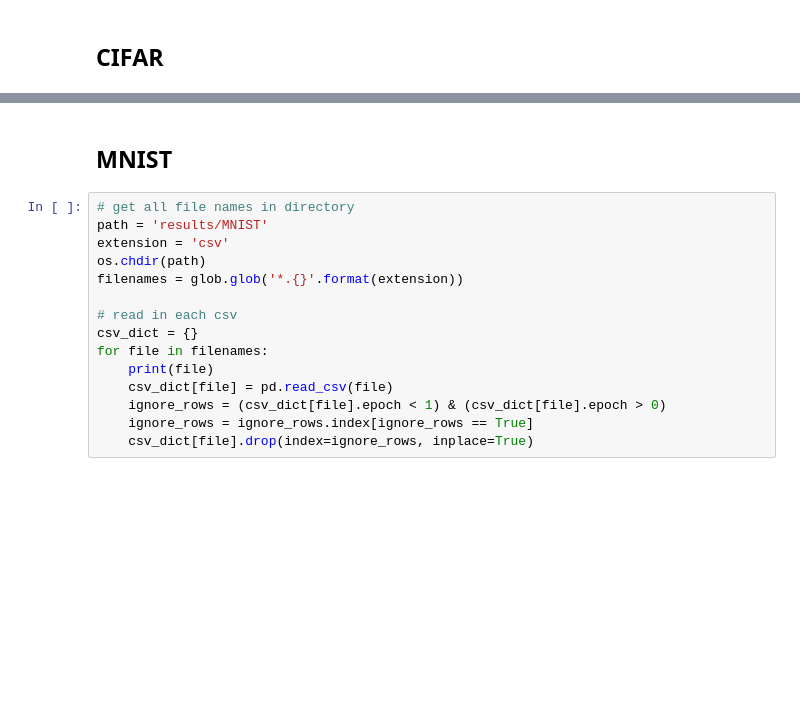
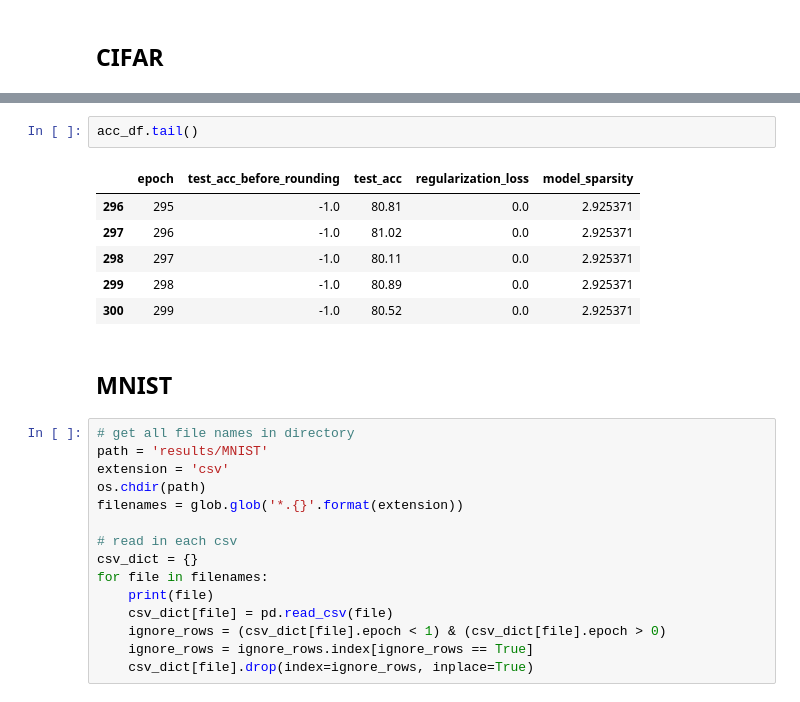
Before and after one commit to ksreenivasan/pruning_is_enough, a Jupyter notebook: visualize-results.ipynb, the cells around one changed output, grey strips where cells are left out. Drawn from its saved outputs; the diff is of its cells as text; blank space fills up the shorter version.

```diff
--- a/visualize-results.ipynb
+++ b/visualize-results.ipynb
@@ -79,3 +68,12 @@ hc_iter_shuffle_weight_wt['test_acc'].max()
+# %%
+acc_df.tail()
+# %% [output]
+|  | epoch | test_acc_before_rounding | test_acc | regularization_loss | model_sparsity |
+| 296 | 295 | -1.0 | 80.81 | 0.0 | 2.925371 |
+| 297 | 296 | -1.0 | 81.02 | 0.0 | 2.925371 |
+| 298 | 297 | -1.0 | 80.11 | 0.0 | 2.925371 |
+| 299 | 298 | -1.0 | 80.89 | 0.0 | 2.925371 |
+| 300 | 299 | -1.0 | 80.52 | 0.0 | 2.925371 |
 # %% [markdown]
 ## MNIST
 # %%
```
Also changed, not shown: parts of 8 cells of this notebook.
